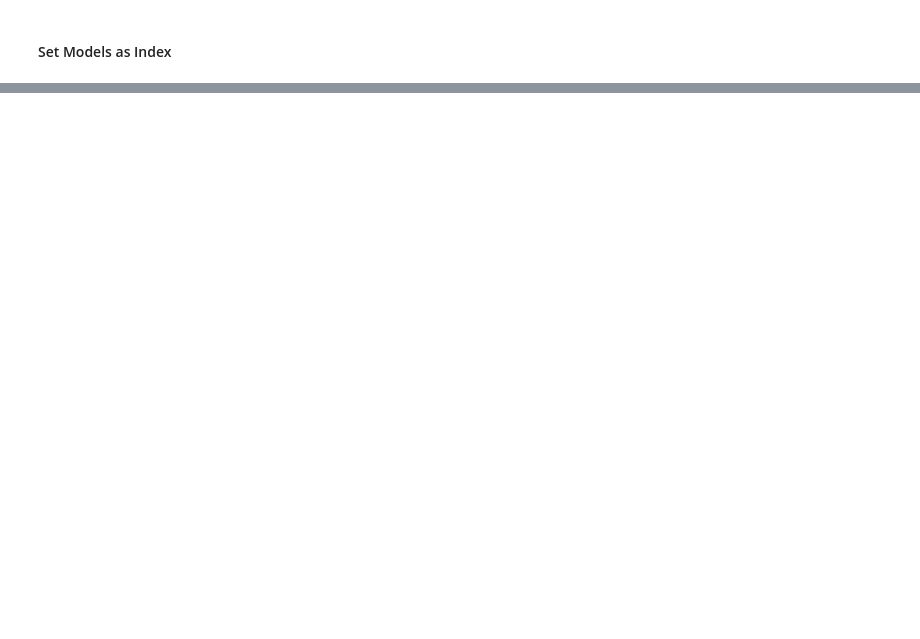
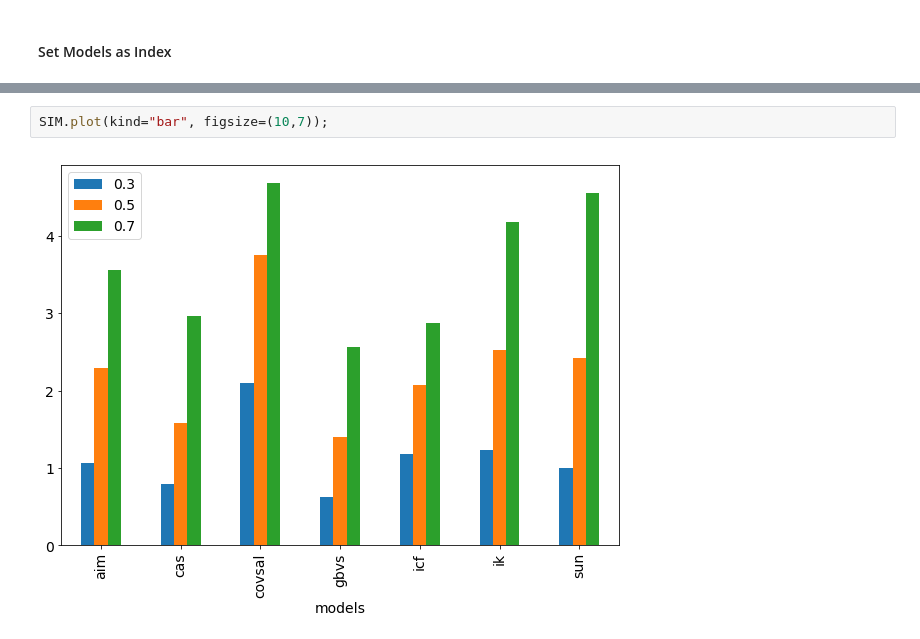
Before and after one commit to alTeska/face_saliency, a Jupyter notebook: notebooks/diff_mean_of_contexts_viz_1305.ipynb, the cells around one changed output, grey strips where cells are left out. Drawn from its saved outputs; the diff is of its cells as text; blank space fills up the shorter version.

```diff
--- a/notebooks/diff_mean_of_contexts_viz_1305.ipynb
+++ b/notebooks/diff_mean_of_contexts_viz_1305.ipynb
@@ -46,0 +63,4 @@ df_f07 = pd.read_csv('scores_f07_' + plot_metric + '.csv')
+# %%
+SIM.plot(kind="bar", figsize=(10,7));
+# %% [output]
+[figure, added]
```
Also changed, not shown: parts of 12 cells of this notebook, 3 other files.
